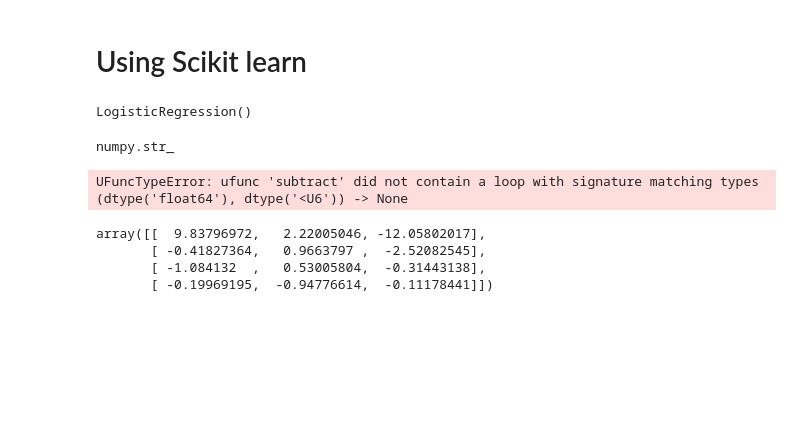
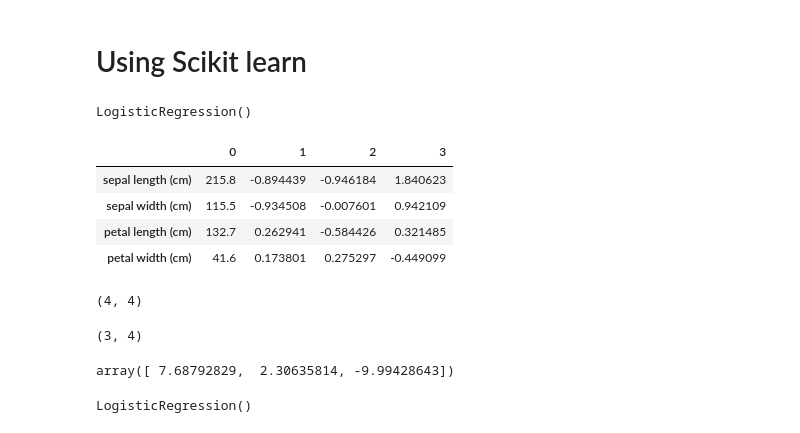
Before and after one commit to Prashant-Bista/Gradient_descent_iris, a Jupyter notebook: iris.ipynb, the cells around one changed output. Saved outputs shown, nothing was run; the diff lists cells and outputs as text; code cells hidden in the pictures; blank space fills up the shorter version.

```diff
--- a/iris.ipynb
+++ b/iris.ipynb
@@ -25,25 +25,36 @@ validy_encoded=ohe.fit_transform(validy.reshape(-1,1),)
 lr.fit(trainx,trainy)
 # %% [output]
 LogisticRegression()
-# %%
-type(validy[0])
-# %% [output]
-numpy.str_
+# %%
+temp=lr.predict_proba(validx)-validy_encoded
+# %%
+temp=add_dummy_feature(temp)
+# %%
+validx.T@temp
+# %% [output]
+|  | 0 | 1 | 2 | 3 |
+| sepal length (cm) | 215.8 | -0.894439 | -0.946184 | 1.840623 |
+| sepal width (cm) | 115.5 | -0.934508 | -0.007601 | 0.942109 |
+| petal length (cm) | 132.7 | 0.262941 | -0.584426 | 0.321485 |
+| petal width (cm) | 41.6 | 0.173801 | 0.275297 | -0.449099 |
+# %%
+m=len(validx)
+temp2=validx.T@temp
+(temp2.values/m).shape
+# %% [output]
+(4, 4)
+# %%
+lr.coef_.shape
+# %% [output]
+(3, 4)
+# %%
+lr.intercept_
+# %% [output]
+array([ 7.68792829,  2.30635814, -9.99428643])
 # %%
-m=len(validy)
+m=len(validx)
 sum=0
 for i in range(m):
-    sum=sum+lr.predict_proba([validx.iloc[i].values])-validy[i]
+    sum=sum+lr.predict_proba(validx)-validy
 # %% [output]
-UFuncTypeError: ufunc 'subtract' did not contain a loop with signature matching types (dtype('float64'), dtype('<U6')) -> None
+LogisticRegression()
-# %%
-n_epochs= 5000
-for i in range(n_epochs):
-    theta=np.array([lr.intercept_,lr.coef_.reshape(4,3)[0],lr.coef_.reshape(4,3)[1],lr.coef_.reshape(4,3)[2]])
-    sum=0
-    for in range(lr.n_fe)
-# %% [output]
-array([[  9.83796972,   2.22005046, -12.05802017],
-       [ -0.41827364,   0.9663797 ,  -2.52082545],
-       [ -1.084132  ,   0.53005804,  -0.31443138],
-       [ -0.19969195,  -0.94776614,  -0.11178441]])
```
Also changed, not shown: parts of 19 cells of this notebook.
